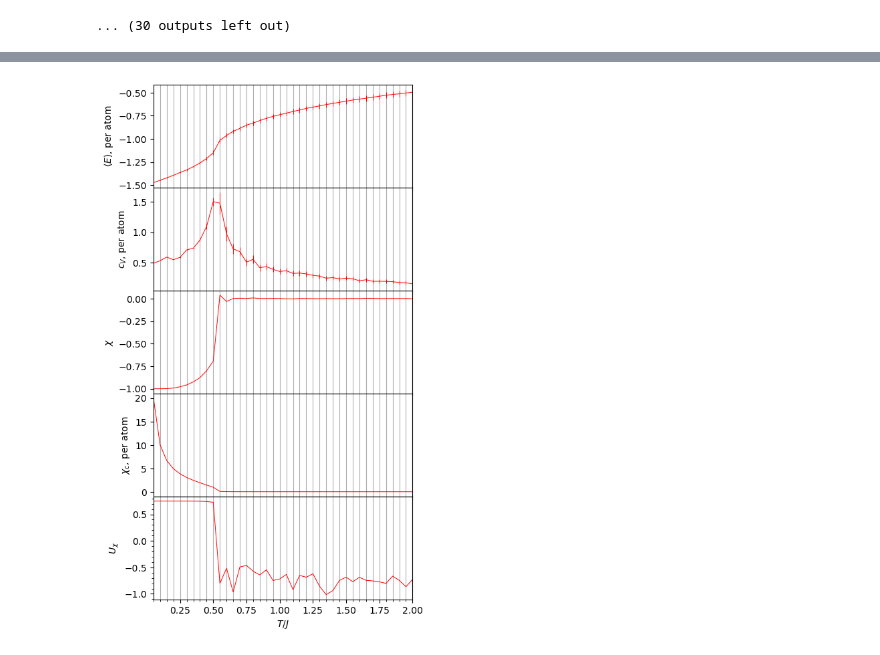
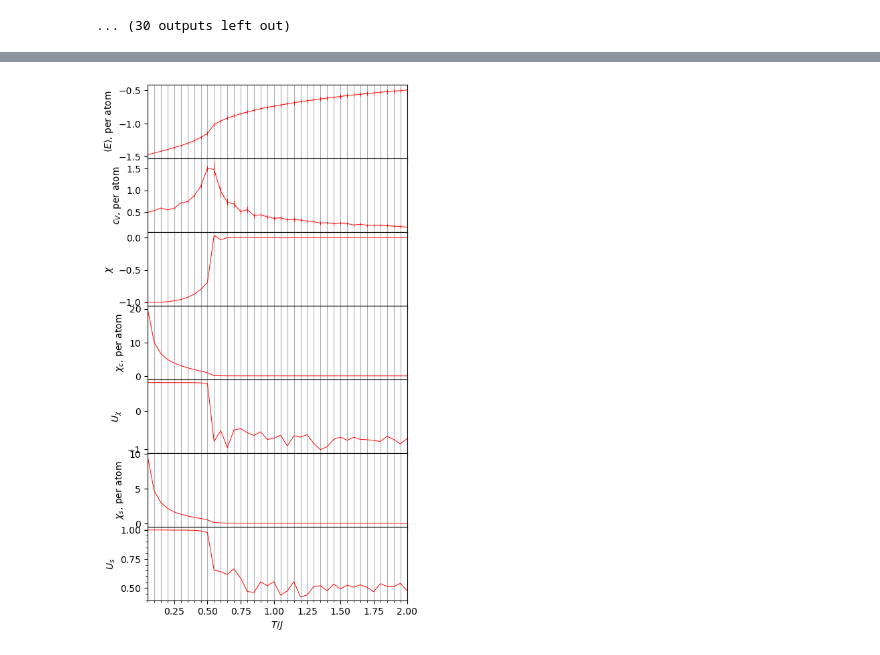
Before and after one commit to krivenko/MX2RKKY.jl, a Jupyter notebook: notebooks/Heisenberg.ipynb, the cells around one changed output, grey strips where cells are left out. Cells and saved outputs as stored; diff of their text form; code cells hidden in the pictures.

Commit message:
notebooks: Plot new observables in `Heisenberg.ipynb`

```diff
--- a/notebooks/Heisenberg.ipynb
+++ b/notebooks/Heisenberg.ipynb
@@ -313,6 +358,8 @@ cycle_length = 50
 E = zeros(n_cycles, length(T_range))
 χ = zeros(n_cycles, length(T_range))
 χ_at_q_min = zeros(ComplexF64, n_cycles, length(T_range))
+m_at_K = zeros(ComplexF64, 3, n_cycles, length(T_range))
+m_at_K_q_min = zeros(ComplexF64, 3, n_cycles, length(T_range))
 
 rng = MersenneTwister(123456)
 conf = Configuration(L1, L2, -1)
@@ -326,6 +373,8 @@ for (n, T) in enumerate(T_range)
     E[:, n] = sim.measurements.energy
     χ[:, n] = sim.measurements.chirality
     χ_at_q_min[:, n] = sim.measurements.chirality_at_q_min
+    m_at_K[:, :, n] = sim.measurements.magnetization_at_K
+    m_at_K_q_min[:, :, n] = sim.measurements.magnetization_at_K_q_min
 
     conf = deepcopy(sim.conf)
 end
@@ -333,6 +382,8 @@ end
 write("heisenberg_T_scan_E.dat", E)
 write("heisenberg_T_scan_chi.dat", χ)
 write("heisenberg_T_scan_chi_at_q_min.dat", χ_at_q_min)
+write("heisenberg_T_scan_m_at_K.dat", m_at_K)
+write("heisenberg_T_scan_m_at_K_q_min.dat", m_at_K_q_min)
 # %% [output]
 T = 0.05
 acceptance_rates(sim) = Dict{DataType, Float64}(MX2RKKY.montecarlo.UpdateTriangle => 0.04707573191773857, MX2RKKY.montecarlo.UpdateSingleSpin{true} => 0.06619690331262268)
@@ -404,43 +455,59 @@ cV = [specific_heat(E[:, n], 1.0 / T_range[n], first_cycle:last_cycle) for n in
 χ_var = [var_chirality(χ[:, n], first_cycle:last_cycle) for n in 1:length(T_range)]
 χ_susc = [susc_chirality(χ[:, n], L1 * L2, 1.0 / T_range[n], first_cycle:last_cycle) for n in 1:length(T_range)]
 χ_binder = [binder_chirality(χ[:, n], first_cycle:last_cycle) for n in 1:length(T_range)]
-χ_cl = [corr_length_chirality(χ[:, n], χ_at_q_min[:, n], L1, first_cycle:last_cycle) for n in 1:length(T_range)]
+#χ_cl = [corr_length_chirality(χ[:, n], χ_at_q_min[:, n], L1, first_cycle:last_cycle) for n in 1:length(T_range)]
+
+m_susc = [susc_spin_K(m_at_K[:, :, n], L1 * L2, 1.0 / T_range[n], first_cycle:last_cycle) for n in 1:length(T_range)]
+m_binder = [binder_spin_K(m_at_K[:, :, n], first_cycle:last_cycle) for n in 1:length(T_range)]
+m_cl = [corr_length_spin_K(m_at_K[:, :, n], m_at_K_q_min[:, :, n], L1, first_cycle:last_cycle) for n in 1:length(T_range)]
 
 plt.figure(figsize=(5, 10))
-gs = plt.matplotlib.gridspec.GridSpec(5, 1, hspace=0)
+gs = plt.matplotlib.gridspec.GridSpec(7, 1, hspace=0)
 
 ax1 = plt.subplot(gs[1])
 ax1.errorbar(collect(T_range), E_avg / (L1 * L2), yerr=E_var / (L1 * L2), lw=0.7, color="red")
 ax1.set_ylabel(raw"$\langle E\rangle$, per atom")
 plt.setp(ax1.get_xticklabels(), visible=false)
 ax1.grid(axis="x", which="both")
 
 ax2 = plt.subplot(gs[2], sharex=ax1)
 ax2.errorbar(collect(T_range), cV / (L1 * L2), yerr=χ_var, lw=0.7, color="red")
 ax2.set_ylabel(raw"$c_V$, per atom")
 plt.setp(ax2.get_xticklabels(), visible=false)
 ax2.grid(axis="x", which="both")
 
 ax3 = plt.subplot(gs[3], sharex=ax1)
 ax3.plot(collect(T_range), χ_avg, lw=0.7, color="red")
 ax3.set_ylabel(raw"$\chi$")
 plt.setp(ax3.get_xticklabels(), visible=false)
 ax3.grid(axis="x", which="both")
 
 ax4 = plt.subplot(gs[4], sharex=ax1)
 ax4.plot(collect(T_range), χ_susc / (L1 * L2), lw=0.7, color="red")
 ax4.set_ylabel(raw"$\chi_c$, per atom")
 plt.setp(ax4.get_xticklabels(), visible=false)
 ax4.grid(axis="x", which="both")
 
 ax5 = plt.subplot(gs[5], sharex=ax1)
 ax5.plot(collect(T_range), χ_binder, lw=0.7, color="red")
 ax5.set_ylabel(raw"$U_\chi$")
+plt.setp(ax5.get_xticklabels(), visible=false)
 ax5.grid(axis="x", which="both")
 
-ax5.set_xlim((first(T_range), last(T_range)))
-ax5.set_xlabel(raw"$T/J$")
-ax5.minorticks_on()
+ax6 = plt.subplot(gs[6], sharex=ax1)
+ax6.plot(collect(T_range), m_susc / (L1 * L2), lw=0.7, color="red")
+ax6.set_ylabel(raw"$\chi_s$, per atom")
+plt.setp(ax6.get_xticklabels(), visible=false)
+ax6.grid(axis="x", which="both")
+
+ax7 = plt.subplot(gs[7], sharex=ax1)
+ax7.plot(collect(T_range), m_binder, lw=0.7, color="red")
+ax7.set_ylabel(raw"$U_s$")
+ax7.grid(axis="x", which="both")
+
+ax7.set_xlim((first(T_range), last(T_range)))
+ax7.set_xlabel(raw"$T/J$")
+ax7.minorticks_on()
 plt.show()
 # %% [output]
-[figure, old version]
+[figure, new version]
```
Also changed, not shown: parts of 10 cells of this notebook.
